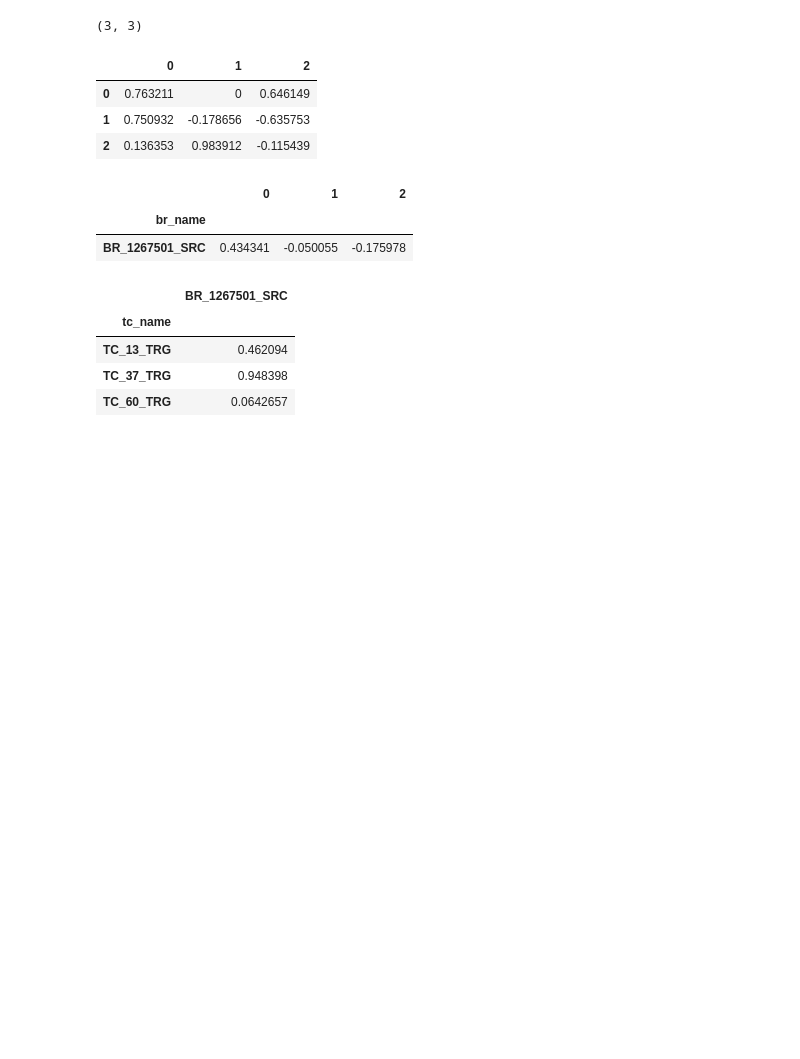
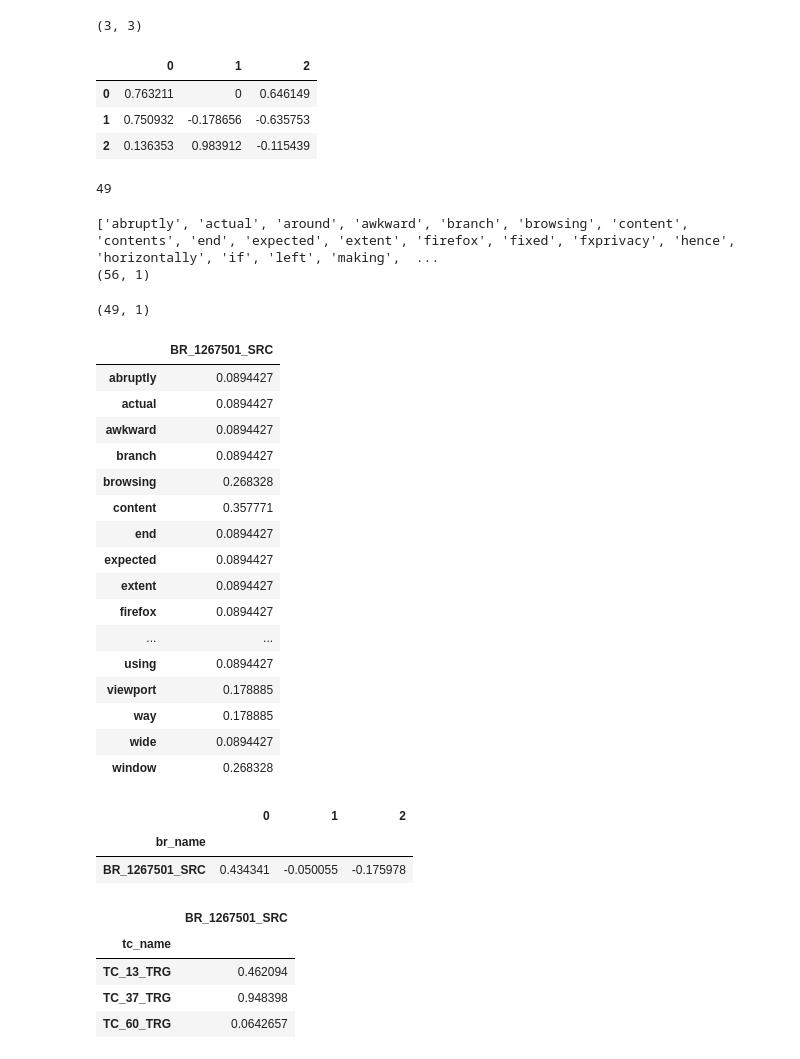
Before and after one commit to Pointpt/trace-link-recovery-study, a Jupyter notebook: notebooks/firefox_p2/tc_br_tracing/lsi-model-cosine.ipynb, the cells around one changed output. Drawn from its saved outputs; the diff is of its cells as text; code cells hidden in the pictures; blank space fills up the shorter version.

```diff
--- a/notebooks/firefox_p2/tc_br_tracing/lsi-model-cosine.ipynb
+++ b/notebooks/firefox_p2/tc_br_tracing/lsi-model-cosine.ipynb
@@ -103,6 +103,54 @@ aux_functions.highlight_df(svd_matrix)
 | 0 | 0.763211 | 0 | 0.646149 |
 | 1 | 0.750932 | -0.178656 | -0.635753 |
 | 2 | 0.136353 | 0.983912 | -0.115439 |
+# %%
+len(lsi_model.vectorizer.get_feature_names())
+# %% [output]
+49
+# %%
+tokenizer = tok.WordNetBased_LemmaTokenizer()
+tokens = [tokenizer.__call__(doc) for doc in bugreports.br_desc]
+final_tokens = set()
+for token_list in tokens:
+    for t in token_list:
+        final_tokens.add(t)
+
+#final_tokens = final_tokens.intersection(set())
+final_tokens = sorted(list(final_tokens))
+print(final_tokens)
+
+dff = pd.DataFrame(final_tokens)
+print(dff.shape)
+#display(dff)
+# %% [output]
+['abruptly', 'actual', 'around', 'awkward', 'branch', 'browsing', 'content', 'contents', 'end', 'expected', 'extent', 'firefox', 'fixed', 'fxprivacy', 'hence', 'horizontally', 'if', 'left', 'making',  ...
+(56, 1)
+# %%
+X = lsi_model.vectorizer.transform(bugreports.br_desc)
+df1 = pd.DataFrame(X.T.toarray())
+df1.index = lsi_model.vectorizer.get_feature_names()
+df1.rename(columns={0:'BR_1267501_SRC'}, inplace=True)
+print(df1.shape)
+aux_functions.highlight_df(df1)
+# %% [output]
+(49, 1)
+|  | BR_1267501_SRC |
+| abruptly | 0.0894427 |
+| actual | 0.0894427 |
+| awkward | 0.0894427 |
+| branch | 0.0894427 |
+| browsing | 0.268328 |
+| content | 0.357771 |
+| end | 0.0894427 |
+| expected | 0.0894427 |
+| extent | 0.0894427 |
+| firefox | 0.0894427 |
+| ... | ... |
+| using | 0.0894427 |
+| viewport | 0.178885 |
+| way | 0.178885 |
+| wide | 0.0894427 |
+| window | 0.268328 |
 # %%
 query_vec = lsi_model._query_vector
 query_vec = pd.DataFrame(query_vec)
```
Also changed, not shown: parts of 1 cell of this notebook.
